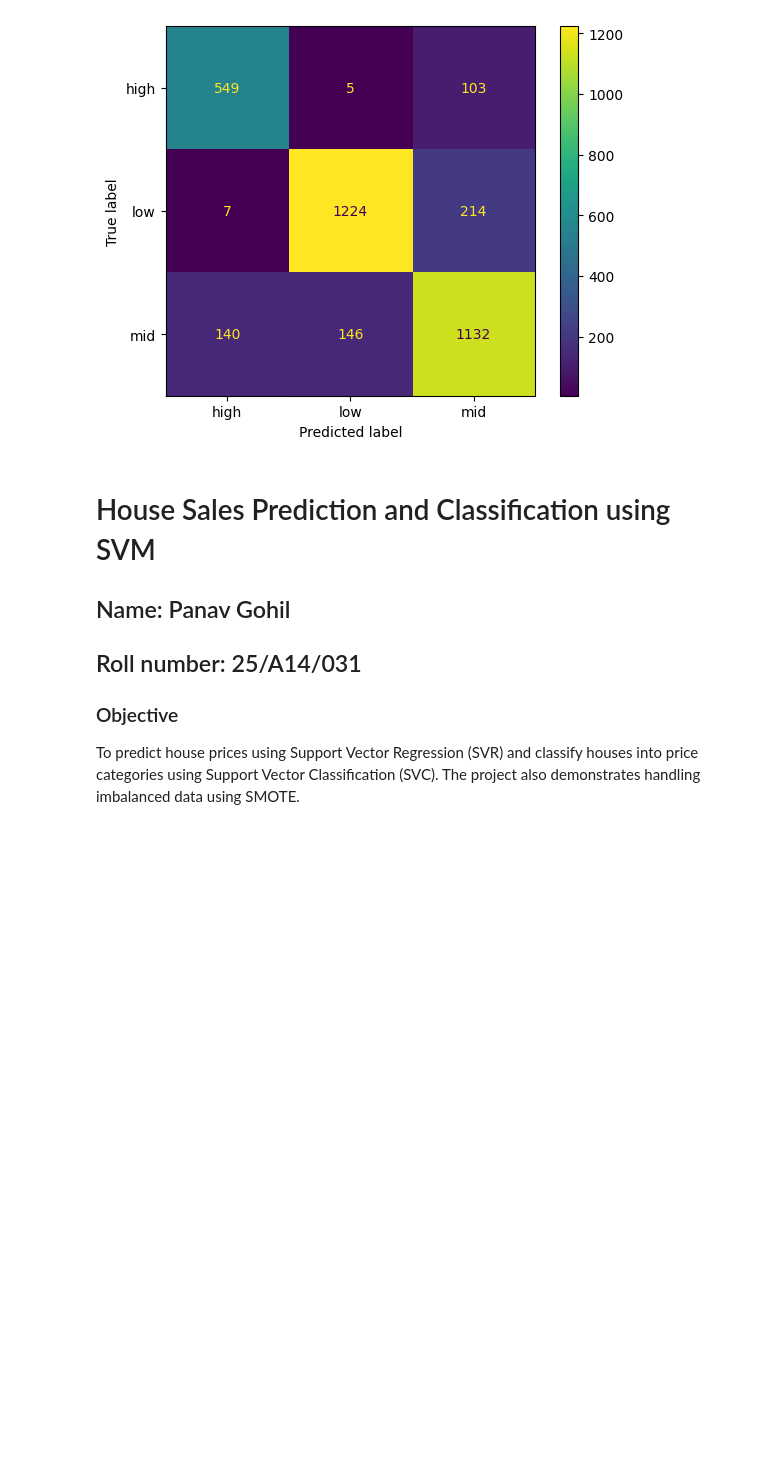
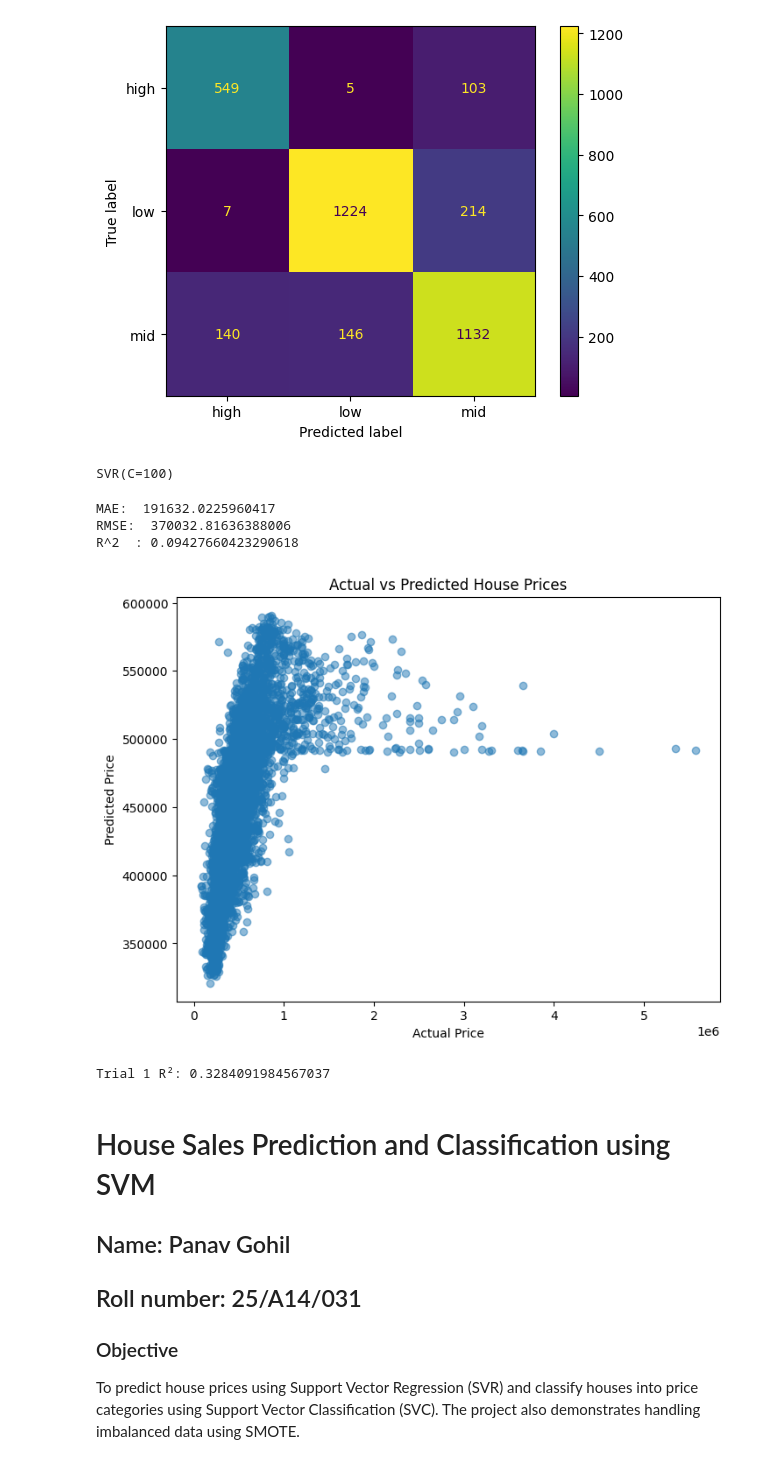
Before and after one commit to panavgohil/ML-Assignment-1, a Jupyter notebook: House_Price_Prediction_SVM.ipynb, the cells around one changed output. Drawn from its saved outputs; the diff is of its cells as text; code cells hidden in the pictures; blank space fills up the shorter version.

```diff
--- a/House_Price_Prediction_SVM.ipynb
+++ b/House_Price_Prediction_SVM.ipynb
@@ -341,6 +341,78 @@ disp.plot()
 plt.show()
 # %% [output]
 [figure]
+# %%
+#svr
+svr = SVR(
+    kernel="rbf",
+    C=100,
+    epsilon=0.1,
+    gamma="scale"
+)
+svr.fit(
+    X_train_scaled,
+    y_train
+)
+# %% [output]
+SVR(C=100)
+# %%
+y_pred_svr = svr.predict(X_test_scaled)
+# %%
+mae=mean_absolute_error(
+    y_test,
+    y_pred_svr
+)
+rmse=np.sqrt(
+    mean_squared_error(
+        y_test,
+        y_pred_svr
+    )
+)
+r2=r2_score(
+    y_test,
+    y_pred_svr
+)
+print("MAE: ",mae)
+print("RMSE: ",rmse)
+print("R^2  :", r2)
+# %% [output]
+MAE:  191632.0225960417
+RMSE:  370032.81636388006
+R^2  : 0.09427660423290618
+# %%
+plt.figure(figsize=(8,6))
+
+plt.scatter(
+    y_test,
+    y_pred_svr,
+    alpha=0.5
+)
+
+plt.xlabel("Actual Price")
+plt.ylabel("Predicted Price")
+plt.title("Actual vs Predicted House Prices")
+
+plt.show()
+# %% [output]
+[figure, added]
+# %%
+from sklearn.svm import SVR
+from sklearn.metrics import r2_score
+
+svr_t1 = SVR(
+    kernel='rbf',
+    C=1000,
+    epsilon=0.01,
+    gamma='scale'
+)
+
+svr_t1.fit(X_train_scaled, y_train)
+
+y_pred_t1 = svr_t1.predict(X_test_scaled)
+
+print("Trial 1 R²:", r2_score(y_test, y_pred_t1))
+# %% [output]
+Trial 1 R²: 0.3284091984567037
 # %% [markdown]
 # House Sales Prediction and Classification using SVM
 
```
